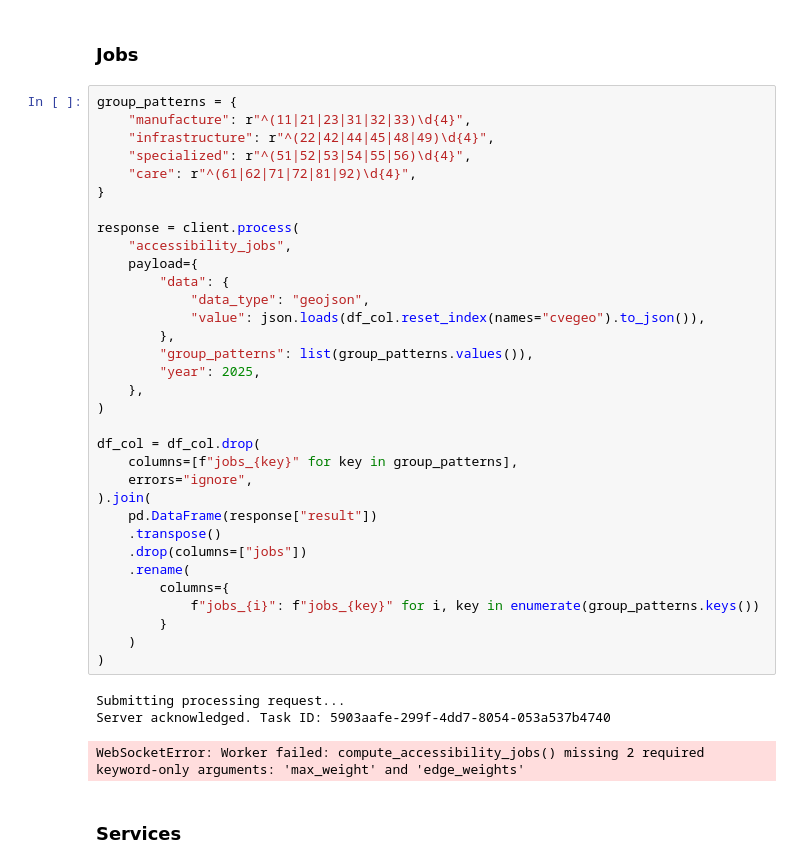
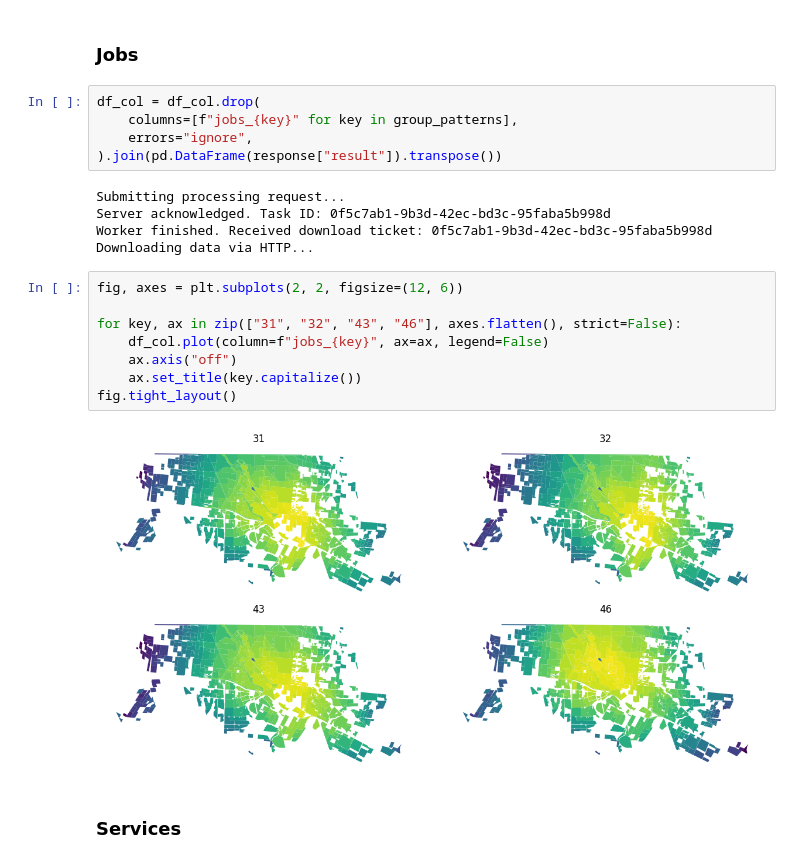
Before and after one commit to RodolfoFigueroa/housing_choice, a Jupyter notebook: 05_col_stats.ipynb, the cells around one changed output. Saved outputs shown, nothing was run; the diff lists cells and outputs as text.

```diff
--- a/05_col_stats.ipynb
+++ b/05_col_stats.ipynb
@@ -161,41 +157,24 @@ Downloading data via HTTP...
 # %% [markdown]
 ### Jobs
 # %%
-group_patterns = {
-    "manufacture": r"^(11|21|23|31|32|33)\d{4}",
-    "infrastructure": r"^(22|42|44|45|48|49)\d{4}",
-    "specialized": r"^(51|52|53|54|55|56)\d{4}",
-    "care": r"^(61|62|71|72|81|92)\d{4}",
-}
-
-response = client.process(
-    "accessibility_jobs",
-    payload={
-        "data": {
-            "data_type": "geojson",
-            "value": json.loads(df_col.reset_index(names="cvegeo").to_json()),
-        },
-        "group_patterns": list(group_patterns.values()),
-        "year": 2025,
-    },
-)
-
 df_col = df_col.drop(
     columns=[f"jobs_{key}" for key in group_patterns],
     errors="ignore",
-).join(
-    pd.DataFrame(response["result"])
-    .transpose()
-    .drop(columns=["jobs"])
-    .rename(
-        columns={
-            f"jobs_{i}": f"jobs_{key}" for i, key in enumerate(group_patterns.keys())
-        }
-    )
-)
+).join(pd.DataFrame(response["result"]).transpose())
 # %% [output]
 Submitting processing request...
-Server acknowledged. Task ID: 5903aafe-299f-4dd7-8054-053a537b4740
+Server acknowledged. Task ID: 0f5c7ab1-9b3d-42ec-bd3c-95faba5b998d
+Worker finished. Received download ticket: 0f5c7ab1-9b3d-42ec-bd3c-95faba5b998d
+Downloading data via HTTP...
-WebSocketError: Worker failed: compute_accessibility_jobs() missing 2 required keyword-only arguments: 'max_weight' and 'edge_weights'
+# %%
+fig, axes = plt.subplots(2, 2, figsize=(12, 6))
+
+for key, ax in zip(["31", "32", "43", "46"], axes.flatten(), strict=False):
+    df_col.plot(column=f"jobs_{key}", ax=ax, legend=False)
+    ax.axis("off")
+    ax.set_title(key.capitalize())
+fig.tight_layout()
+# %% [output]
+[figure, added]
 # %% [markdown]
 ### Services
```
Also changed, not shown: parts of 9 cells of this notebook, 6 other files.
